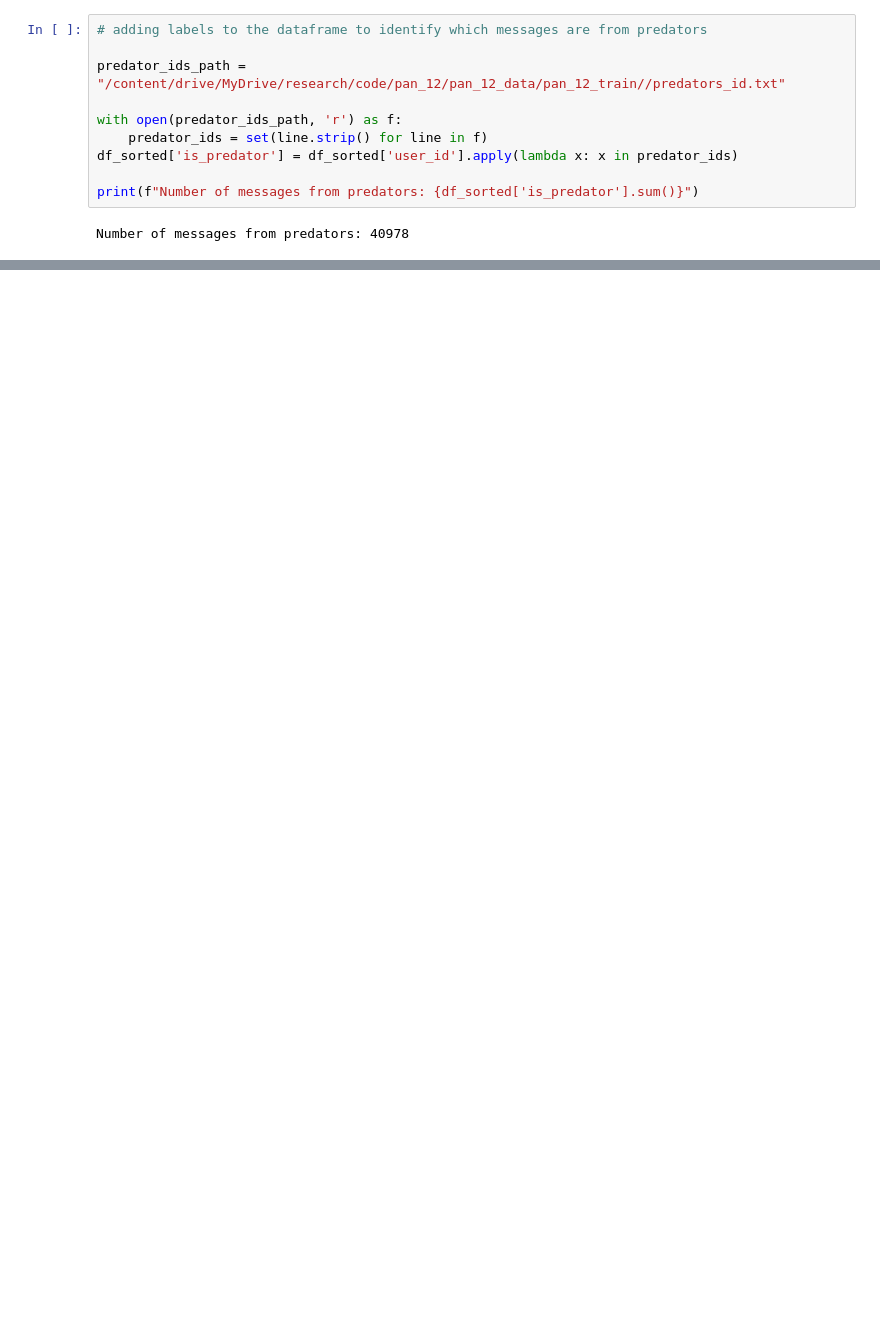
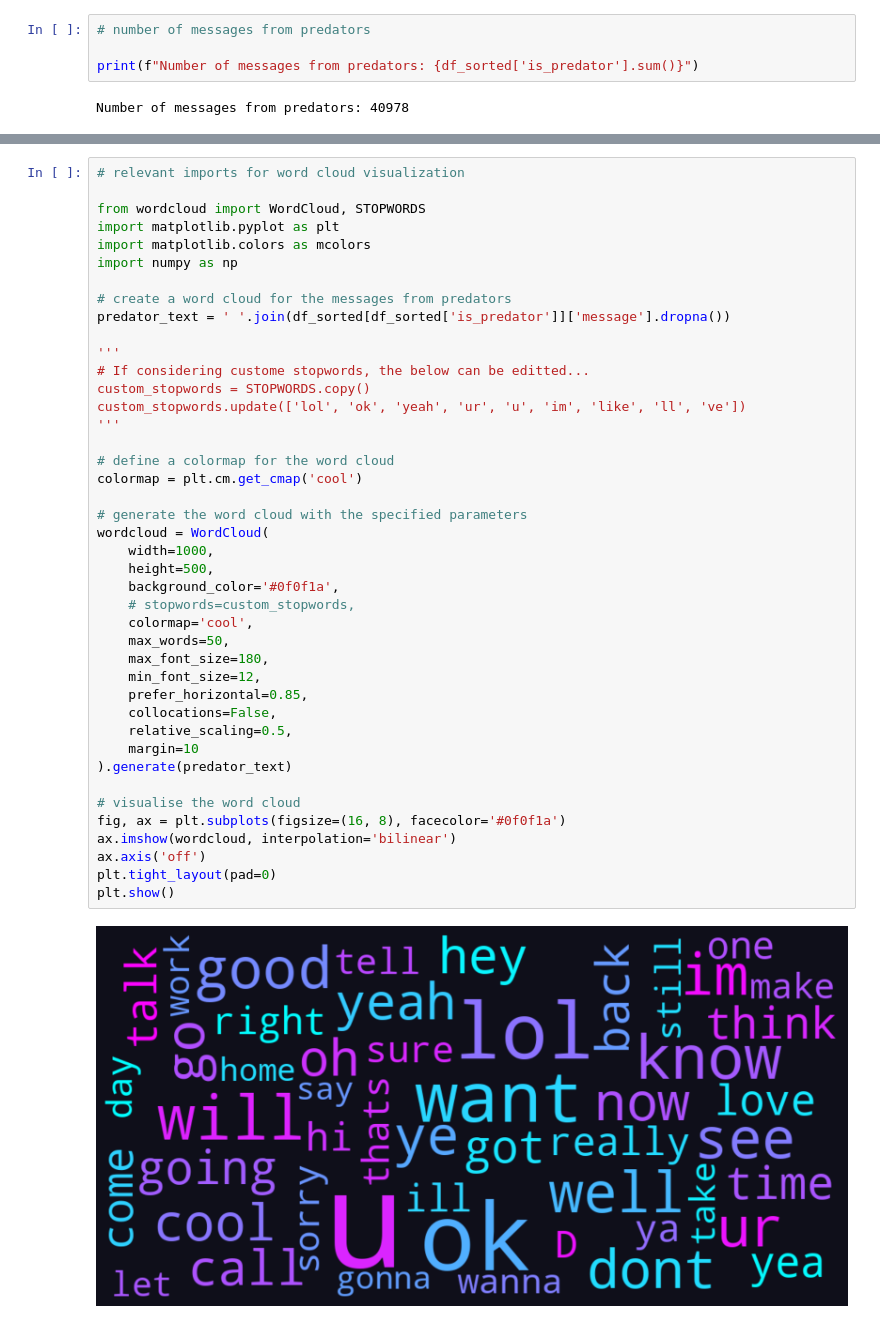
Before and after one commit to PatThompson1306/pan_12, a Jupyter notebook: pan_12.ipynb, the cells around one changed output, grey strips where cells are left out. Cells and saved outputs as stored; diff of their text form; blank space fills up the shorter version.

Commit message:
Updated intiial data exploration

```diff
--- a/pan_12.ipynb
+++ b/pan_12.ipynb
@@ -75,11 +93,5 @@ Conversations with 10 or more messages: 15550
 # %%
-# adding labels to the dataframe to identify which messages are from predators
-
-predator_ids_path = "/content/drive/MyDrive/research/code/pan_12/pan_12_data/pan_12_train//predators_id.txt"
-
-with open(predator_ids_path, 'r') as f:
-    predator_ids = set(line.strip() for line in f)
-df_sorted['is_predator'] = df_sorted['user_id'].apply(lambda x: x in predator_ids)
+# number of messages from predators
 
 print(f"Number of messages from predators: {df_sorted['is_predator'].sum()}")
 # %% [output]
@@ -102,0 +121,44 @@ Rows with at least one null: 0
+# %%
+# relevant imports for word cloud visualization
+
+from wordcloud import WordCloud, STOPWORDS
+import matplotlib.pyplot as plt
+import matplotlib.colors as mcolors
+import numpy as np
+
+# create a word cloud for the messages from predators
+predator_text = ' '.join(df_sorted[df_sorted['is_predator']]['message'].dropna())
+
+'''
+# If considering custome stopwords, the below can be editted...
+custom_stopwords = STOPWORDS.copy()
+custom_stopwords.update(['lol', 'ok', 'yeah', 'ur', 'u', 'im', 'like', 'll', 've'])
+'''
+
+# define a colormap for the word cloud
+colormap = plt.cm.get_cmap('cool')
+
+# generate the word cloud with the specified parameters
+wordcloud = WordCloud(
+    width=1000,
+    height=500,
+    background_color='#0f0f1a',
+    # stopwords=custom_stopwords,
+    colormap='cool',
+    max_words=50,
+    max_font_size=180,
+    min_font_size=12,
+    prefer_horizontal=0.85,
+    collocations=False,
+    relative_scaling=0.5,
+    margin=10
+).generate(predator_text)
+
+# visualise the word cloud
+fig, ax = plt.subplots(figsize=(16, 8), facecolor='#0f0f1a')
+ax.imshow(wordcloud, interpolation='bilinear')
+ax.axis('off')
+plt.tight_layout(pad=0)
+plt.show()
+# %% [output]
+[figure, added]
```
Also changed, not shown: parts of 17 cells of this notebook.
